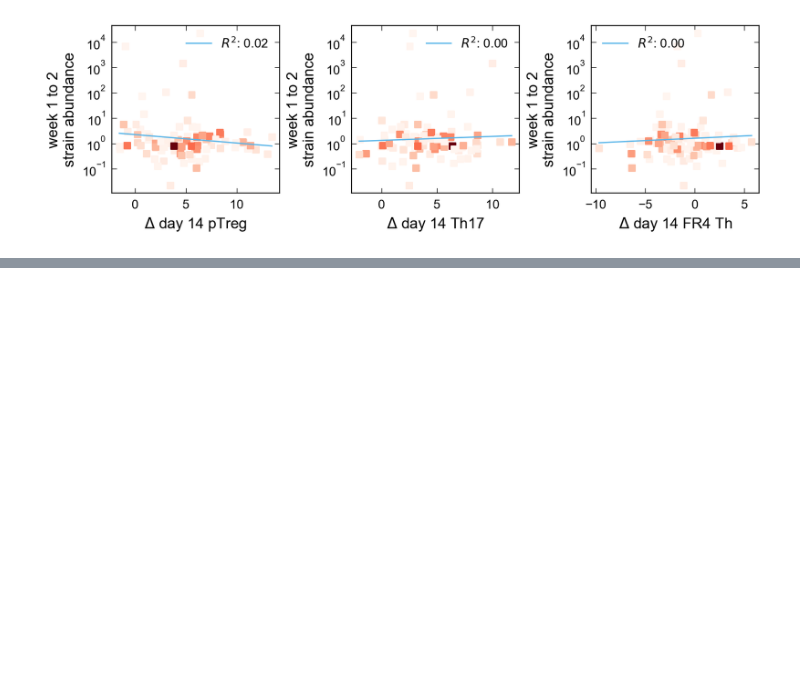
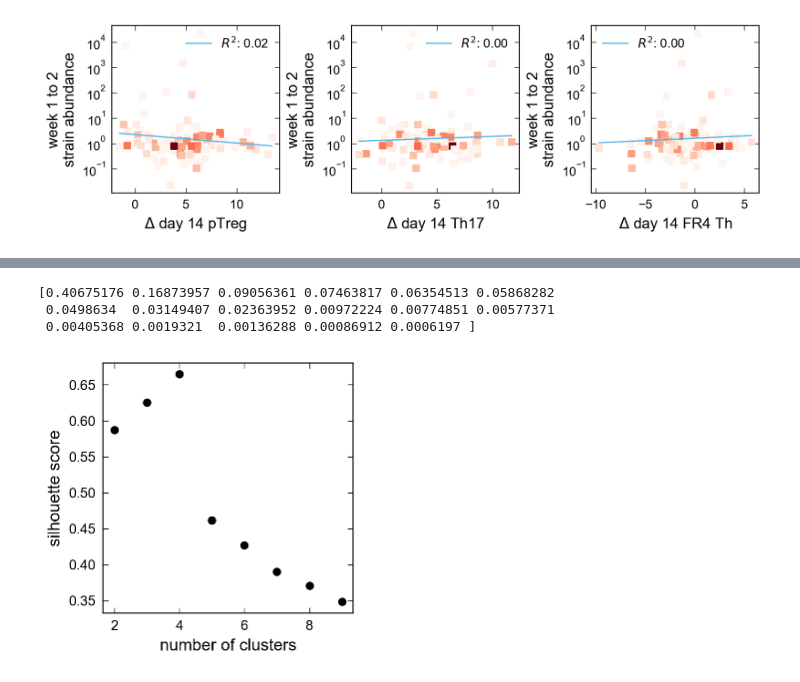
Before and after one commit to obinna-ukogu/gutimmune, a Jupyter notebook: analyze-data.ipynb, the cells around one changed output, grey strips where cells are left out. Saved outputs shown, nothing was run; the diff lists cells and outputs as text; code cells hidden in the pictures; blank space fills up the shorter version.

```diff
--- a/analyze-data.ipynb
+++ b/analyze-data.ipynb
@@ -574,0 +655,41 @@ Using amino acid dropouts (Cheng et al. (2022)) and strain drop outs (Wang et al
+# %%
+# Set number of clusters
+fig, axs = plt.subplots(1,1, figsize=(4, 3.0), sharex='row', sharey=False,layout='constrained')
+
+# Scale and center data for clustering
+cluster_vars = ['H1-19','H1-38','H1-24','H1-26','H1-27','H1-09','H1-16',
+            'H1-25',
+            'H1-37','H1-39','H1-33','H1-34',
+            'H1-41','H1-14','H1-08',
+            'H1-28',
+            'H1-23']
+
+cluster_input = np.log10(cross_reactivity_data[cluster_vars].div(cross_reactivity_data['GF'], axis=0)).replace([-np.inf], 0.0)
+mask = np.sum(~np.isnan(cluster_input) & ~np.isinf(cluster_input), axis = 1) == len(cluster_vars)
+scaler = StandardScaler()
+scaler.fit(cluster_input[cluster_vars].values[mask])
+# do PCA
+pca = PCA(n_components=len(cluster_vars))
+pca.fit(scaler.transform(cluster_input[cluster_vars].values[mask]))
+print(pca.explained_variance_ratio_)
+# dataset for clustering
+for_clustering = PCA(n_components=3).fit_transform(scaler.transform(cluster_input[cluster_vars].values[mask]))
+
+# compute scores
+for k in np.arange(2,10):
+    clustering_object = KMeans(n_clusters=k, n_init = 10, random_state=0)
+    score = silhouette_score(for_clustering, clustering_object.fit_predict(for_clustering))
+    axs.scatter(k,score, color = 'black')
+
+axs.set_xlabel('number of clusters', fontsize = 12)
+axs.set_ylabel('silhouette score', fontsize = 12)
+axs.set_box_aspect(1)
+axs.minorticks_off()
+axs.tick_params(axis='both', which='major', labelsize=10)
+
+#plt.savefig('_figs/figSI_'+comment+'-cluster_silhouette_scores'+'.pdf', format="pdf", transparent=True, dpi=300)
+# %% [output]
+[0.40675176 0.16873957 0.09056361 0.07463817 0.06354513 0.05868282
+ 0.0498634  0.03149407 0.02363952 0.00972224 0.00774851 0.00577371
+ 0.00405368 0.0019321  0.00136288 0.00086912 0.0006197 ]
+[figure, added]
```
Also changed, not shown: parts of 16 cells of this notebook, 3 other files.
